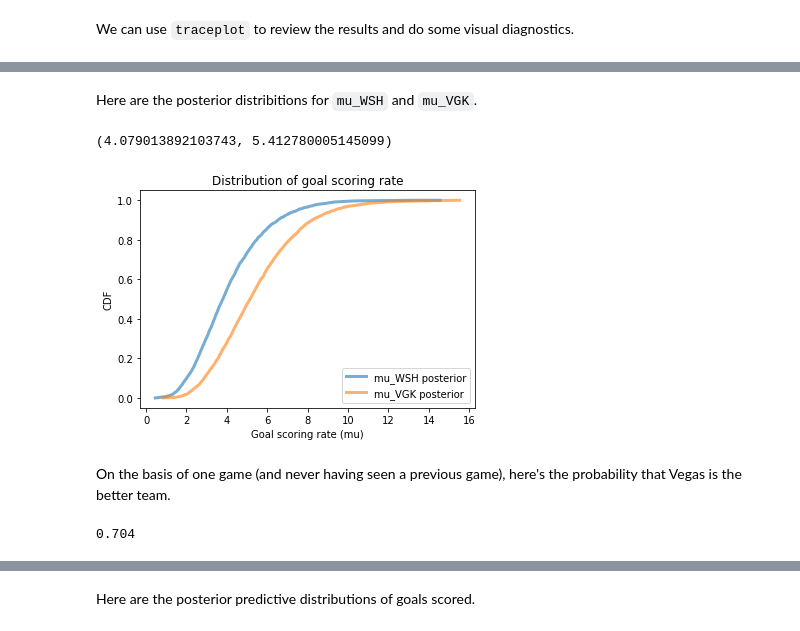
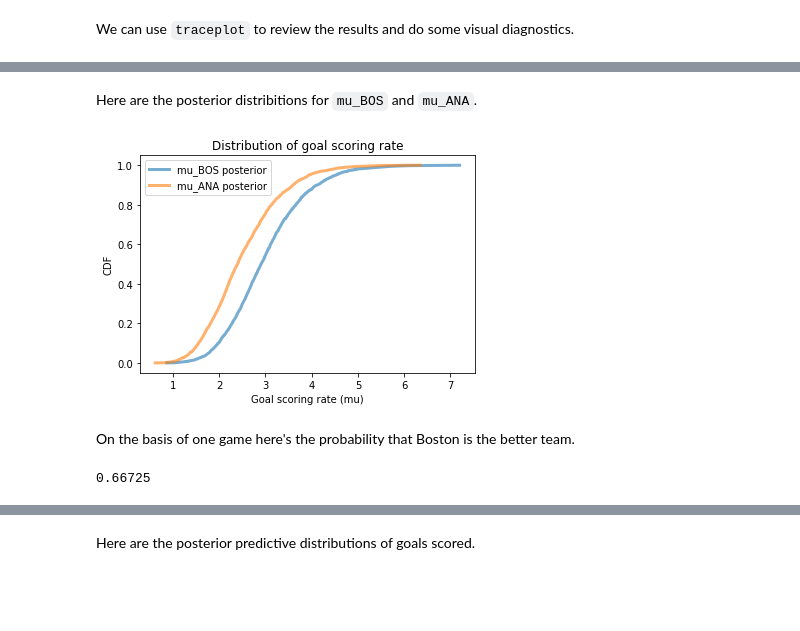
Before and after one commit to AllenDowney/BayesMadeSimple, a Jupyter notebook: zigzag2.ipynb, the cells around one changed output, grey strips where cells are left out. Cells and saved outputs as stored; diff of their text form; code cells hidden in the pictures; blank space fills up the shorter version.

```diff
--- a/zigzag2.ipynb
+++ b/zigzag2.ipynb
@@ -750,7 +493,7 @@ model = pm.Model()
 with model:
     mu = pm.Gamma('mu', alpha, beta)
     goals = pm.Poisson('goals', mu)
-    trace = pm.sample_prior_predictive(2000)
+    trace = pm.sample_prior_predictive(1000)
 # %% [markdown]
 The distribution of `mu` from this model is the prior.  Let's see what it looks like:
 # %%
@@ -953,9 +618,0 @@ Ok, last step of the forward process, let's generate some goals.
-# %%
-model = pm.Model()
-
-with model:
-    alpha = pm.Exponential('alpha', lam=1)
-    beta = pm.Exponential('beta', lam=1)
-    mu = pm.Gamma('mu', alpha, beta)
-    goals = pm.Poisson('goals', mu)
-    trace = pm.sample_prior_predictive(1000)
@@ -997,9 +618,0 @@ Once we have the forward process working, we only need a small change to run the
-# %%
-model = pm.Model()
-
-with model:
-    alpha = pm.Exponential('alpha', lam=1)
-    beta = pm.Exponential('beta', lam=1)
-    mu = pm.Gamma('mu', alpha, beta)
-    goals = pm.Poisson('goals', mu, observed=[6])
-    trace = pm.sample(1000, tune=2000, nuts_kwargs=dict(target_accept=0.99))
@@ -1026,13 +624,11 @@ We can extend the model to estimate different values of `mu` for the two teams.
 model = pm.Model()
 
 with model:
-    alpha = pm.Exponential('alpha', lam=1)
-    beta = pm.Exponential('beta', lam=1)
-    mu_VGK = pm.Gamma('mu_VGK', alpha, beta)
-    mu_WSH = pm.Gamma('mu_WSH', alpha, beta)
-    goals_VGK = pm.Poisson('goals_VGK', mu_VGK, observed=[6])
-    goals_WSH = pm.Poisson('goals_WSH', mu_WSH, observed=[4])
-    trace = pm.sample(1000, tune=2000, nuts_kwargs=dict(target_accept=0.95))
+    mu_BOS = pm.Gamma('mu_BOS', alpha, beta)
+    mu_ANA = pm.Gamma('mu_ANA', alpha, beta)
+    goals_BOS = pm.Poisson('goals_BOS', mu_BOS, observed=3)
+    goals_ANA = pm.Poisson('goals_ANA', mu_ANA, observed=1)
+    trace = pm.sample(1000, tune=2000)
 # %% [output]
 Auto-assigning NUTS sampler...
 Initializing NUTS using jitter+adapt_diag...
@@ -1047,20 +643,21 @@ pm.traceplot(trace);
 # %% [markdown]
-Here are the posterior distribitions for `mu_WSH` and `mu_VGK`.
+Here are the posterior distribitions for `mu_BOS` and `mu_ANA`.
 # %%
-sample_post_mu_WSH = trace['mu_WSH']
-plot_cdf(sample_post_mu_WSH, label='mu_WSH posterior')
+mu_BOS = trace['mu_BOS']
+plot_cdf(mu_BOS, label='mu_BOS posterior')
 
-sample_post_mu_VGK = trace['mu_VGK']
-plot_cdf(sample_post_mu_VGK, label='mu_VGK posterior')
+mu_ANA = trace['mu_ANA']
+plot_cdf(mu_ANA, label='mu_ANA posterior')
 
 decorate_cdf_rates()
-np.mean(sample_post_mu_WSH), np.mean(sample_post_mu_VGK)
+np.mean(mu_BOS), np.mean(mu_ANA)
+
+plt.savefig('zigzag14.png', dpi=150)
 # %% [output]
-(4.079013892103743, 5.412780005145099)
-[figure, old version]
+[figure, new version]
 # %% [markdown]
-On the basis of one game (and never having seen a previous game), here's the probability that Vegas is the better team.
+On the basis of one game here's the probability that Boston is the better team.
 # %%
-np.mean(sample_post_mu_VGK > sample_post_mu_WSH)
+np.mean(mu_BOS > mu_ANA)
 # %% [output]
-0.704
+0.66725
```
Also changed, not shown: parts of 160 cells of this notebook.
